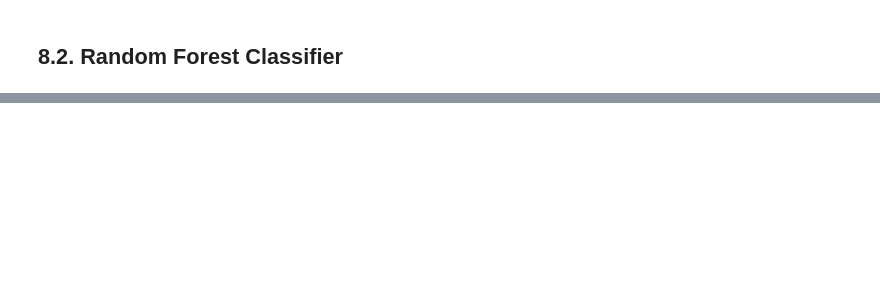
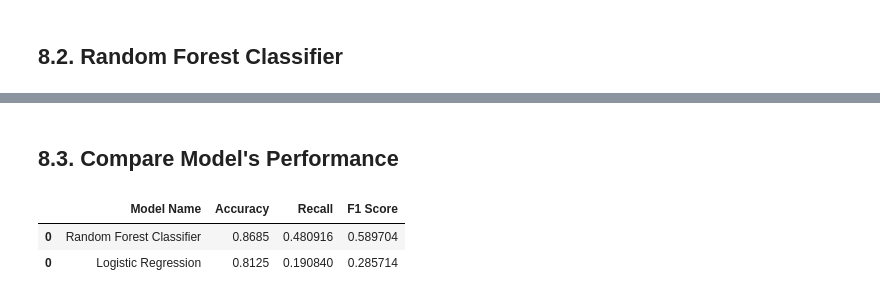
Before and after one commit to Gutscs/Client-Churn-Prediction, a Jupyter notebook: notebooks/churn_pred.ipynb, the cells around one changed output, grey strips where cells are left out. Saved outputs shown, nothing was run; the diff lists cells and outputs as text; code cells hidden in the pictures; blank space fills up the shorter version.

Commit message:
Added models' performance comparison

```diff
--- a/notebooks/churn_pred.ipynb
+++ b/notebooks/churn_pred.ipynb
@@ -454,0 +455,9 @@ plot_metrics(rf_model, X_test, y_test)
+# %% [markdown]
+## 8.3. Compare Model's Performance
+# %%
+modelling_result = pd.concat( [lr_result, rf_result] )
+modelling_result.sort_values( 'F1 Score', ascending=False )
+# %% [output]
+|  | Model Name | Accuracy | Recall | F1 Score |
+| 0 | Random Forest Classifier | 0.8685 | 0.480916 | 0.589704 |
+| 0 | Logistic Regression | 0.8125 | 0.190840 | 0.285714 |
```
Also changed, not shown: parts of 3 cells of this notebook.
